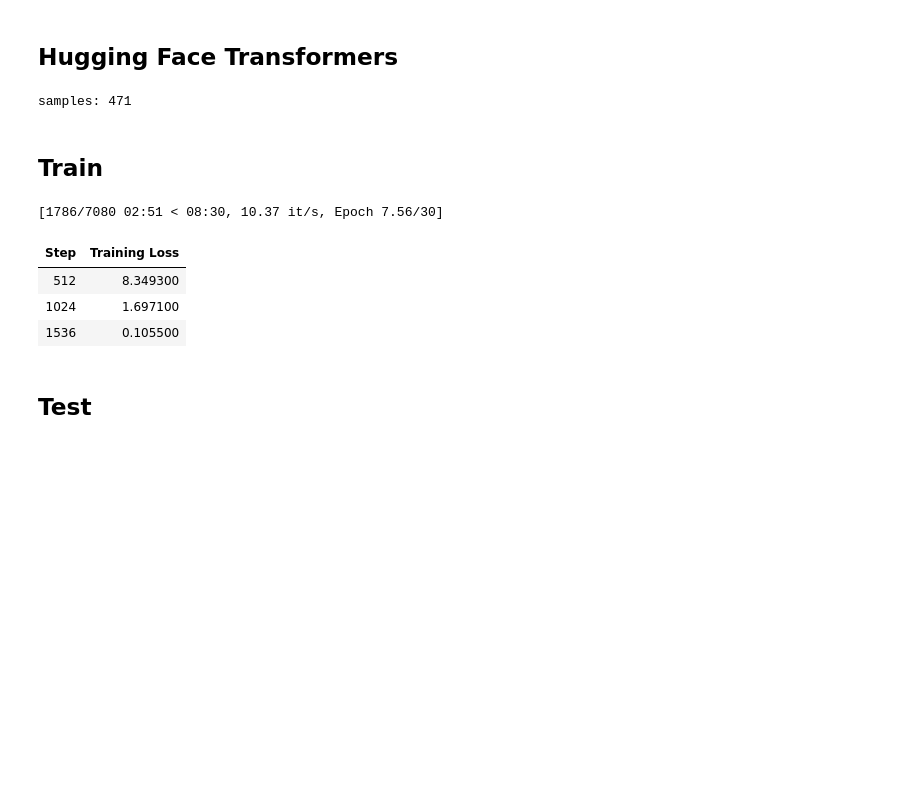
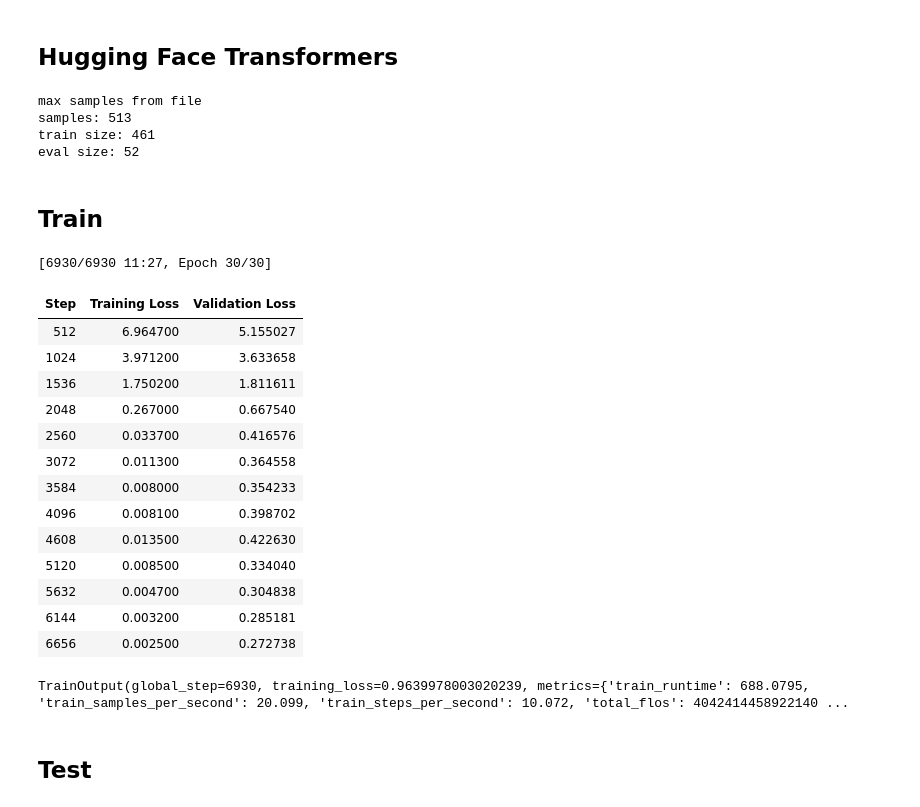
Before and after one commit to JoeyShapiro/GPT-Scratch-TimeSeries, a Jupyter notebook: gpt-timeseries.ipynb, the cells around one changed output. Cells and saved outputs as stored; diff of their text form; code cells hidden in the pictures; blank space fills up the shorter version.

```diff
--- a/gpt-timeseries.ipynb
+++ b/gpt-timeseries.ipynb
@@ -198,7 +198,7 @@ class GPTDataset(Dataset):
             max_length = window
 
         dataset = []
-        df = pd.read_csv('exchange_rate.txt', header=None)
+        df = pd.read_csv('ETTh1-clean.csv', header=None)
         df = df.dropna() # i think axis=1 drops columns
         # drop any columns with str
         df = df.drop(df.select_dtypes(['object']), axis=1)
@@ -378,10 +378,22 @@ class GPTModelForTrainer(PreTrainedModel):
             idx = torch.cat((idx, idx_next), dim=1)
 
         return idx
-# %%
-train_dataset = GPTDataset(window=block_size)
-# %% [output]
-samples: 471
+# %%
+dataset = GPTDataset(window=block_size)
+
+# split the dataset in train and validation set
+torch.manual_seed(42)
+train_size = int(0.9 * len(dataset))
+eval_size = len(dataset) - train_size
+train_dataset, eval_dataset = torch.utils.data.random_split(dataset, [train_size, eval_size])
+
+print('train size:', len(train_dataset))
+print('eval size:', len(eval_dataset))
+# %% [output]
+max samples from file
+samples: 513
+train size: 461
+eval size: 52
 # %% [markdown]
 ## Train
 # %%
@@ -396,46 +408,57 @@ training_args = TrainingArguments(
     output_dir='gpt_model',
     num_train_epochs=30,
     per_device_train_batch_size=batch_size,
-    # per_device_eval_batch_size=batch_size,
-    # eval_steps=eval_interval,
+    per_device_eval_batch_size=batch_size,
+    eval_steps=eval_interval,
     save_steps=eval_interval,
     save_total_limit=2,
     warmup_steps=100,
     learning_rate=learning_rate,
     # fp16=True,  # if you want to use mixed precision training
-    # evaluation_strategy="steps",
+    eval_strategy="steps",
     logging_dir="./logs",
     logging_steps=eval_interval,
     dataloader_pin_memory=False,
 )
 
 # Wrap the model
 config = GPTConfig(
     block_size=block_size,
     vocab_size=vocab_size,
     n_embd=n_embd,
     n_head=n_head,
     n_layer=n_layer,
     dropout=dropout,
 )
 
 model_for_trainer = GPTModelForTrainer(config)
 
 trainer = Trainer(
     model=model_for_trainer,
     args=training_args,
     train_dataset=train_dataset,
-    # eval_dataset=eval_dataset,
+    eval_dataset=eval_dataset,
 )
 
 # Start training
 trainer.train()
 # %% [output]
-[1786/7080 02:51 < 08:30, 10.37 it/s, Epoch 7.56/30]
+[6930/6930 11:27, Epoch 30/30]
-| Step | Training Loss |
-| 512 | 8.349300 |
-| 1024 | 1.697100 |
-| 1536 | 0.105500 |
+| Step | Training Loss | Validation Loss |
+| 512 | 6.964700 | 5.155027 |
+| 1024 | 3.971200 | 3.633658 |
+| 1536 | 1.750200 | 1.811611 |
+| 2048 | 0.267000 | 0.667540 |
+| 2560 | 0.033700 | 0.416576 |
+| 3072 | 0.011300 | 0.364558 |
+| 3584 | 0.008000 | 0.354233 |
+| 4096 | 0.008100 | 0.398702 |
+| 4608 | 0.013500 | 0.422630 |
+| 5120 | 0.008500 | 0.334040 |
+| 5632 | 0.004700 | 0.304838 |
+| 6144 | 0.003200 | 0.285181 |
+| 6656 | 0.002500 | 0.272738 |
+TrainOutput(global_step=6930, training_loss=0.9639978003020239, metrics={'train_runtime': 688.0795, 'train_samples_per_second': 20.099, 'train_steps_per_second': 10.072, 'total_flos': 4042414458922140 ...
 # %% [markdown]
 ## Test
 # %%
```
Also changed, not shown: parts of 5 cells of this notebook, 1 other file.
